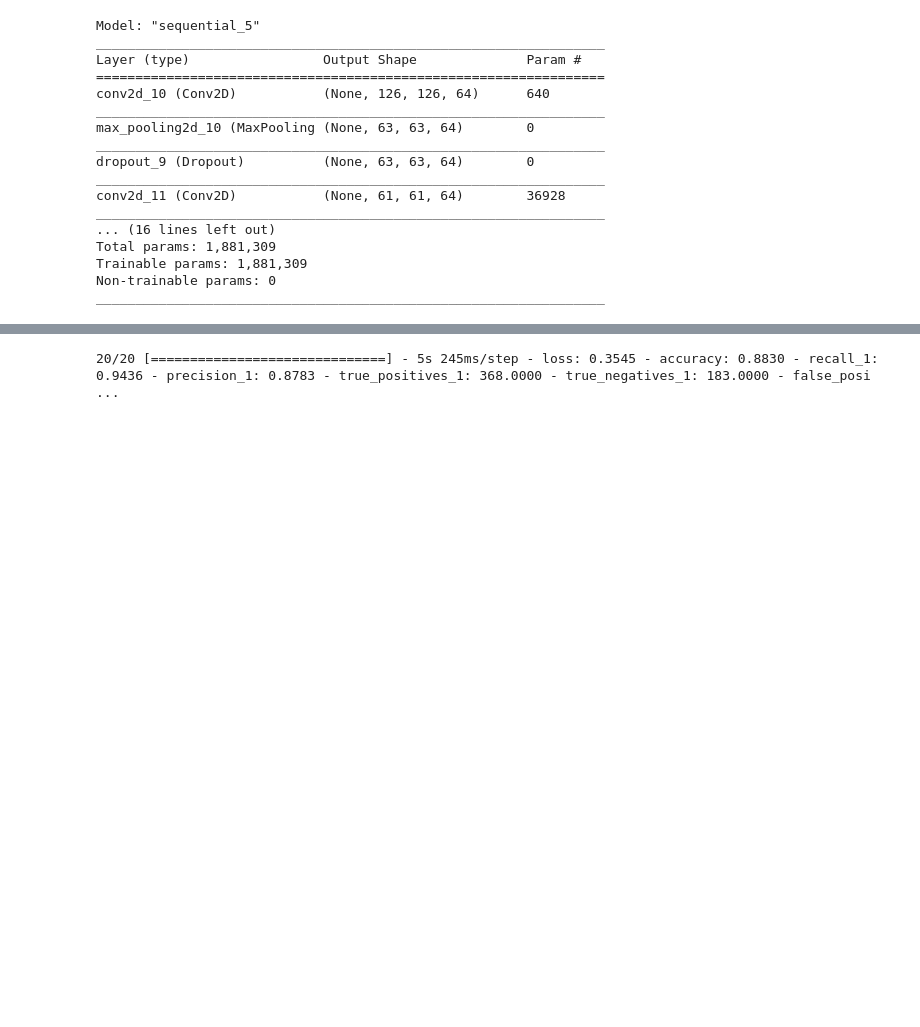
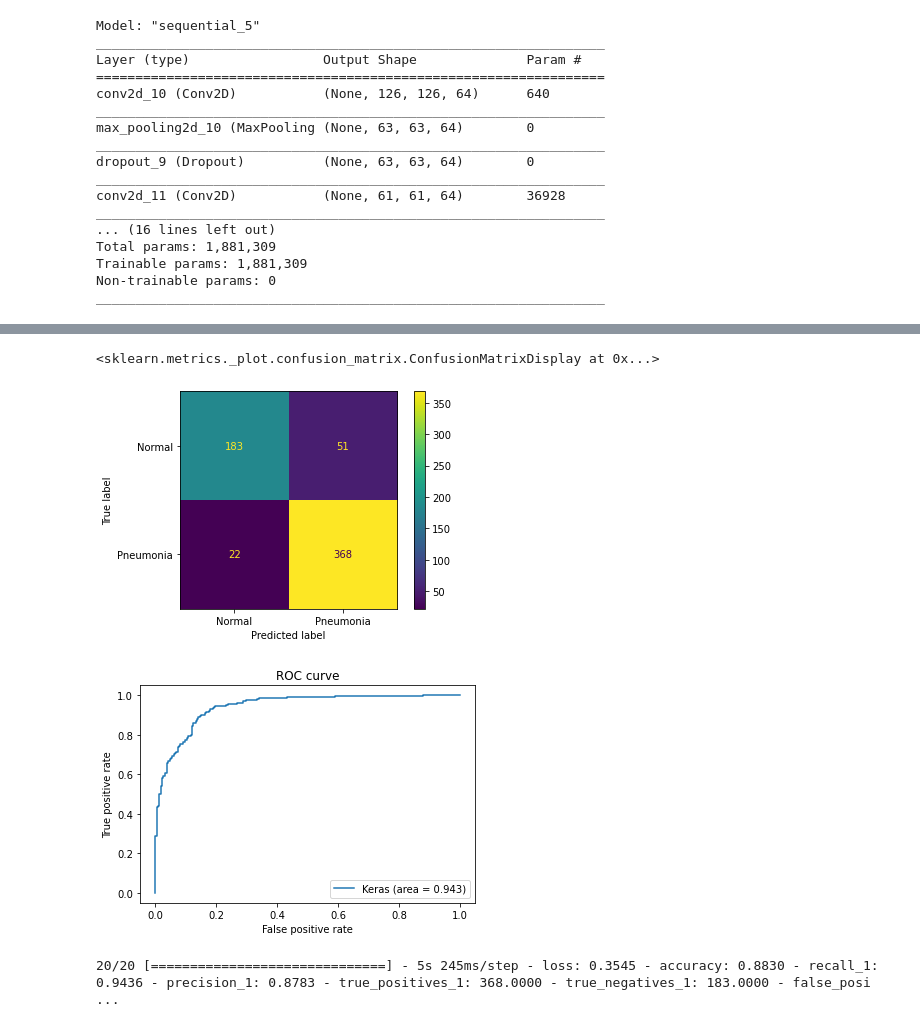
Before and after one commit to Meir-Alelov/Deep_Learning_Pneumonia_Detection, a Jupyter notebook: Deep_Learning_Pneumonia_Detection.ipynb, the cells around one changed output, grey strips where cells are left out. Saved outputs shown, nothing was run; the diff lists cells and outputs as text; code cells hidden in the pictures; blank space fills up the shorter version.

```diff
--- a/Deep_Learning_Pneumonia_Detection.ipynb
+++ b/Deep_Learning_Pneumonia_Detection.ipynb
@@ -862,3 +926,9 @@ deep_cnn_updated_history
+# %%
+conf_and_rocauc(deep_cnn_updated)
+# %% [output]
+<sklearn.metrics._plot.confusion_matrix.ConfusionMatrixDisplay at 0x...>
+[figure, added]
+[figure, added]
 # %%
 deep_cnn_updated.evaluate(test_set)
 # %% [output]
```
Also changed, not shown: parts of 20 cells of this notebook.
